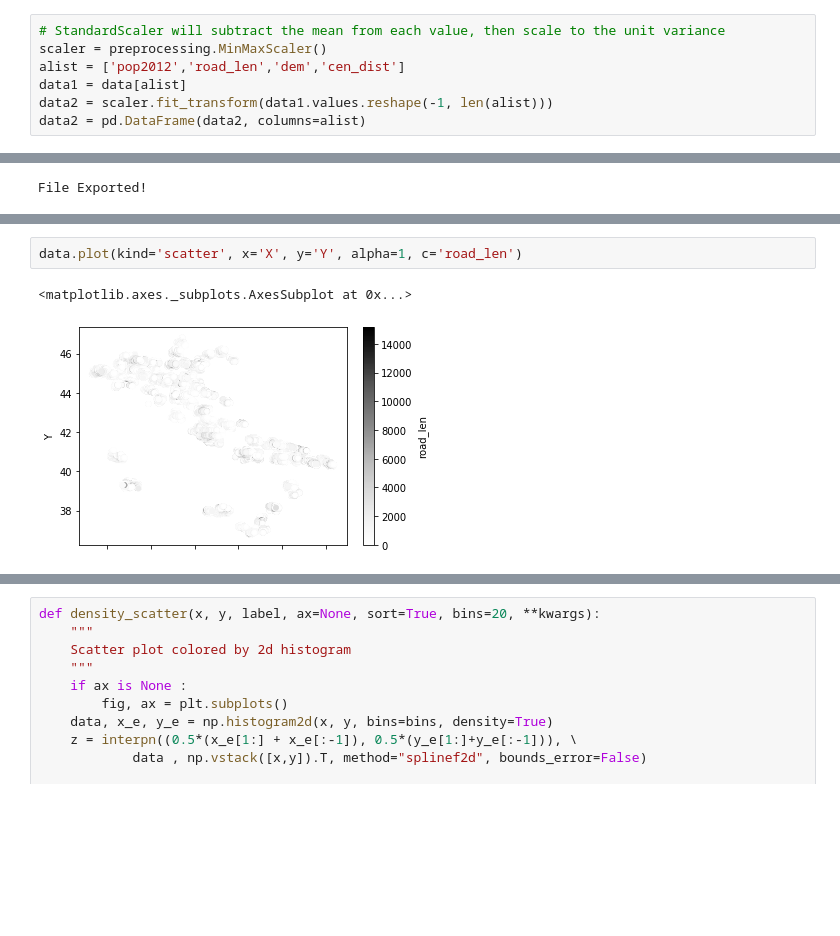
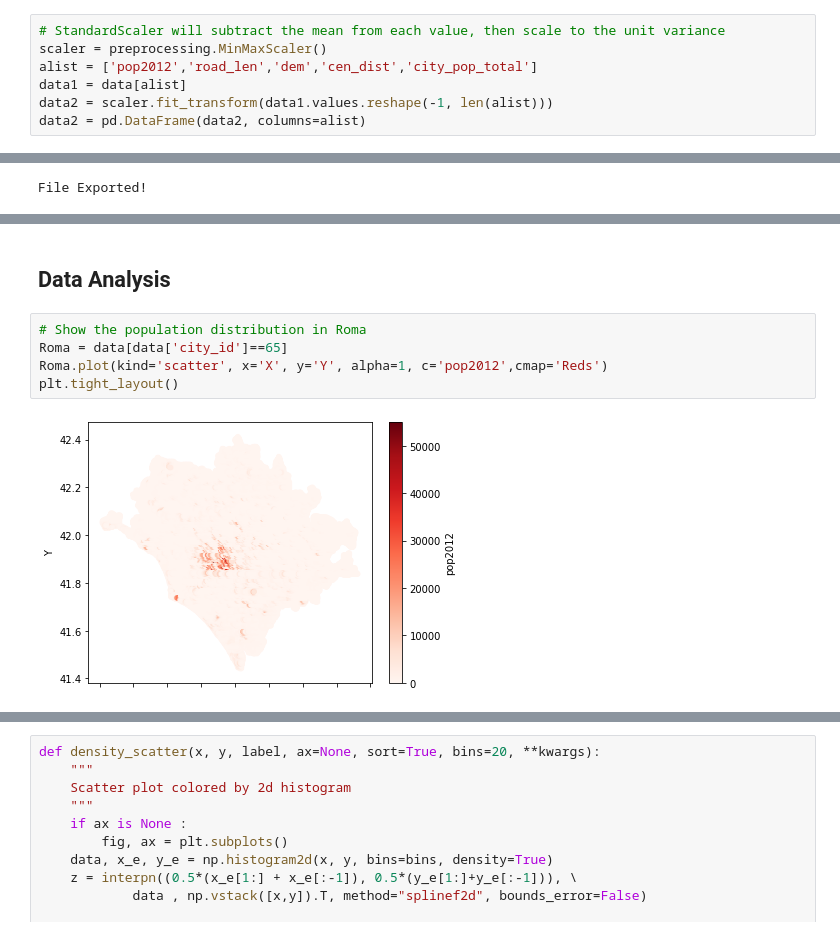
Before and after one commit to past-urbanist/Mon-Pop-Pred, a Jupyter notebook: 0_Data_Preparation.ipynb, the cells around one changed output, grey strips where cells are left out. Saved outputs shown, nothing was run; the diff lists cells and outputs as text; blank space fills up the shorter version.

```diff
--- a/0_Data_Preparation.ipynb
+++ b/0_Data_Preparation.ipynb
@@ -61,7 +68,7 @@ night_max = dscb_dict['night2012']['max']
 # %%
 # StandardScaler will subtract the mean from each value, then scale to the unit variance
 scaler = preprocessing.MinMaxScaler()
-alist = ['pop2012','road_len','dem','cen_dist']
+alist = ['pop2012','road_len','dem','cen_dist','city_pop_total']
 data1 = data[alist]
 data2 = scaler.fit_transform(data1.values.reshape(-1, len(alist)))
 data2 = pd.DataFrame(data2, columns=alist)
@@ -110,8 +127,12 @@ File Exported!
+# %% [markdown]
+## Data Analysis
 # %%
-data.plot(kind='scatter', x='X', y='Y', alpha=1, c='road_len')
+# Show the population distribution in Roma
+Roma = data[data['city_id']==65]
+Roma.plot(kind='scatter', x='X', y='Y', alpha=1, c='pop2012',cmap='Reds')
+plt.tight_layout()
 # %% [output]
-<matplotlib.axes._subplots.AxesSubplot at 0x...>
-[figure, old version]
+[figure, new version]
 # %%
 Correlation = pd.DataFrame(data_new[alist[2:]])
 
```
Also changed, not shown: parts of 18 cells of this notebook.
